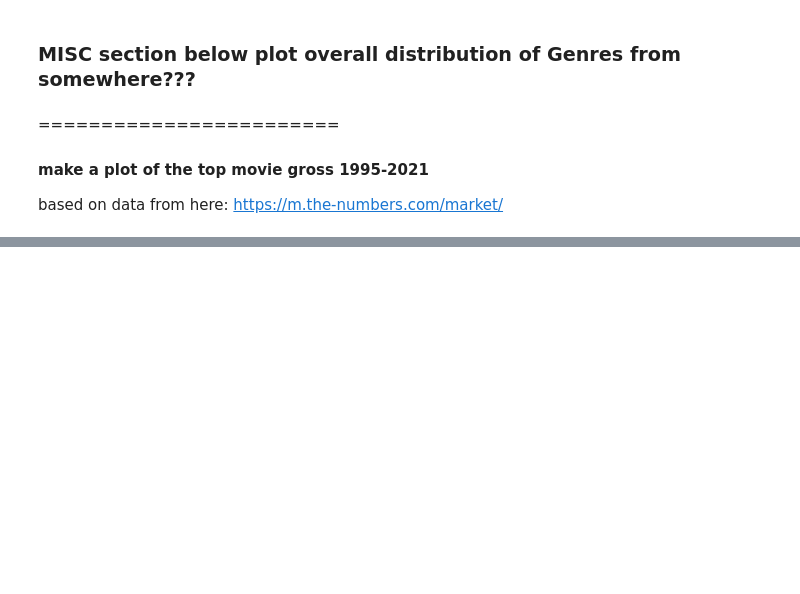
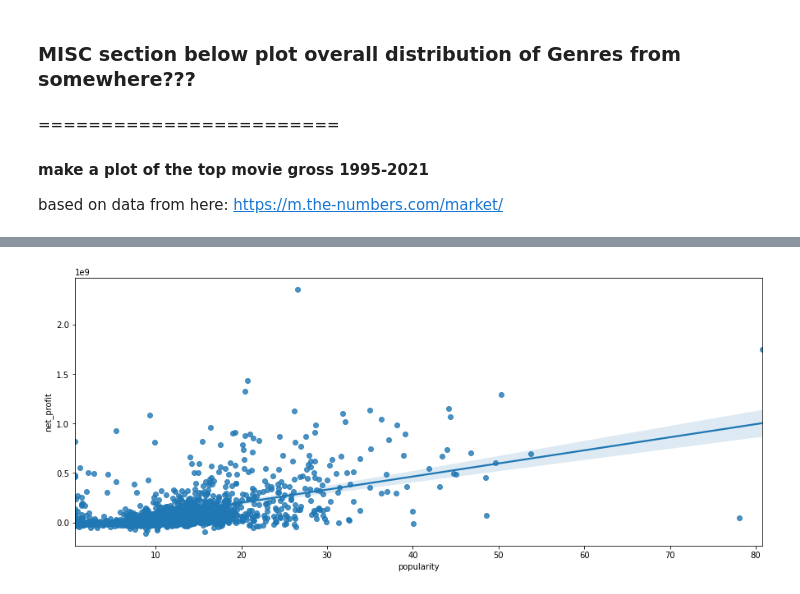
Before and after one commit to john-c-simmons/microsoft_film_reccomendation, a Jupyter notebook: Movie_analysis_screening06-08.ipynb, the cells around one changed output, grey strips where cells are left out. Saved outputs shown, nothing was run; the diff lists cells and outputs as text; code cells hidden in the pictures; blank space fills up the shorter version.

```diff
--- a/Movie_analysis_screening06-08.ipynb
+++ b/Movie_analysis_screening06-08.ipynb
@@ -359,0 +491,5 @@ gross_plot;
+# %%
+f, ax = plt.subplots(figsize=(15, 6))
+sns.regplot(x=df.popularity, y=df.net_profit, data=df);
+# %% [output]
+[figure, added]
```
Also changed, not shown: parts of 15 cells of this notebook.
